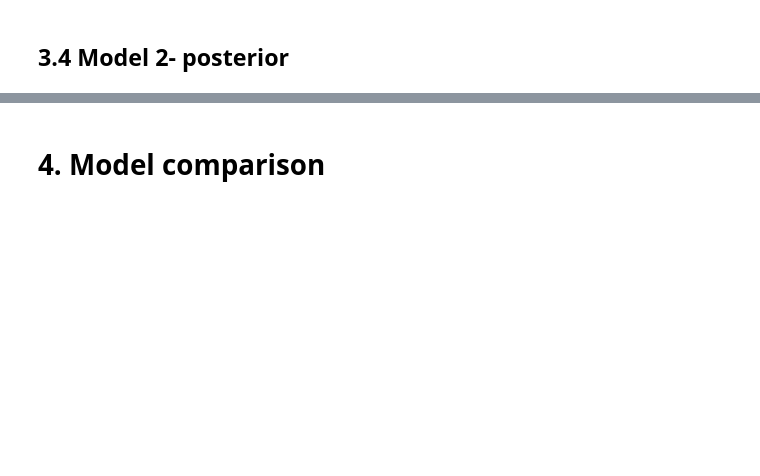
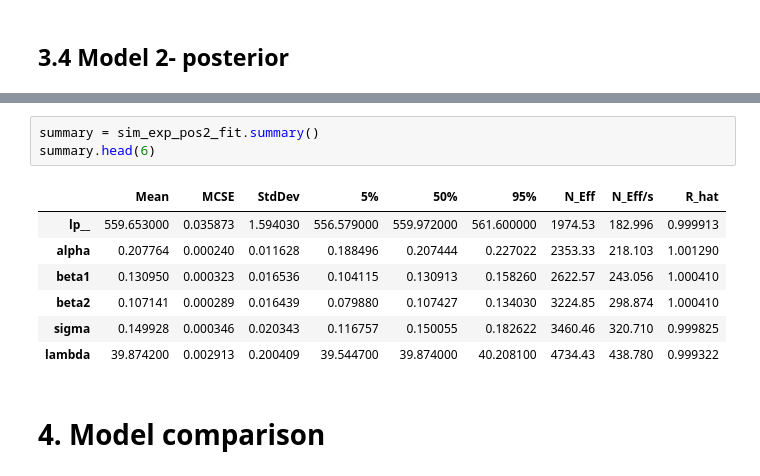
Before and after one commit to Karolina0110/DA, a Jupyter notebook: project/main_notebook.ipynb, the cells around one changed output, grey strips where cells are left out. Saved outputs shown, nothing was run; the diff lists cells and outputs as text; blank space fills up the shorter version.

```diff
--- a/project/main_notebook.ipynb
+++ b/project/main_notebook.ipynb
@@ -534,3 +644,14 @@ plt.show()
+# %%
+summary = sim_exp_pos2_fit.summary()
+summary.head(6)
+# %% [output]
+|  | Mean | MCSE | StdDev | 5% | 50% | 95% | N_Eff | N_Eff/s | R_hat |
+| lp__ | 559.653000 | 0.035873 | 1.594030 | 556.579000 | 559.972000 | 561.600000 | 1974.53 | 182.996 | 0.999913 |
+| alpha | 0.207764 | 0.000240 | 0.011628 | 0.188496 | 0.207444 | 0.227022 | 2353.33 | 218.103 | 1.001290 |
+| beta1 | 0.130950 | 0.000323 | 0.016536 | 0.104115 | 0.130913 | 0.158260 | 2622.57 | 243.056 | 1.000410 |
+| beta2 | 0.107141 | 0.000289 | 0.016439 | 0.079880 | 0.107427 | 0.134030 | 3224.85 | 298.874 | 1.000410 |
+| sigma | 0.149928 | 0.000346 | 0.020343 | 0.116757 | 0.150055 | 0.182622 | 3460.46 | 320.710 | 0.999825 |
+| lambda | 39.874200 | 0.002913 | 0.200409 | 39.544700 | 39.874000 | 40.208100 | 4734.43 | 438.780 | 0.999322 |
 # %% [markdown]
 # 4. Model comparison
 # %%
```
Also changed, not shown: parts of 29 cells of this notebook, 28 other files.
